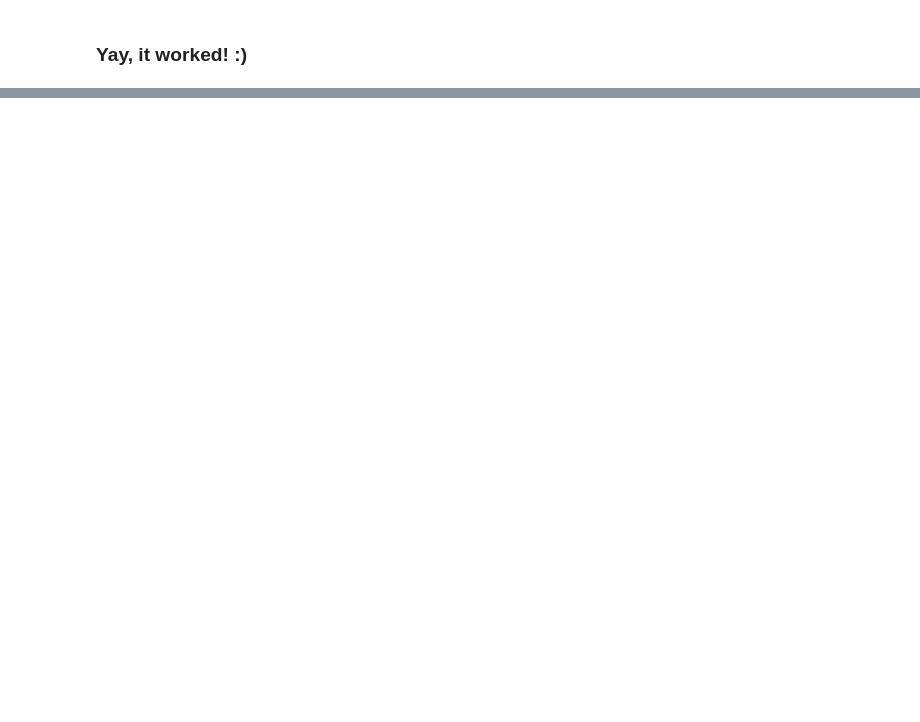
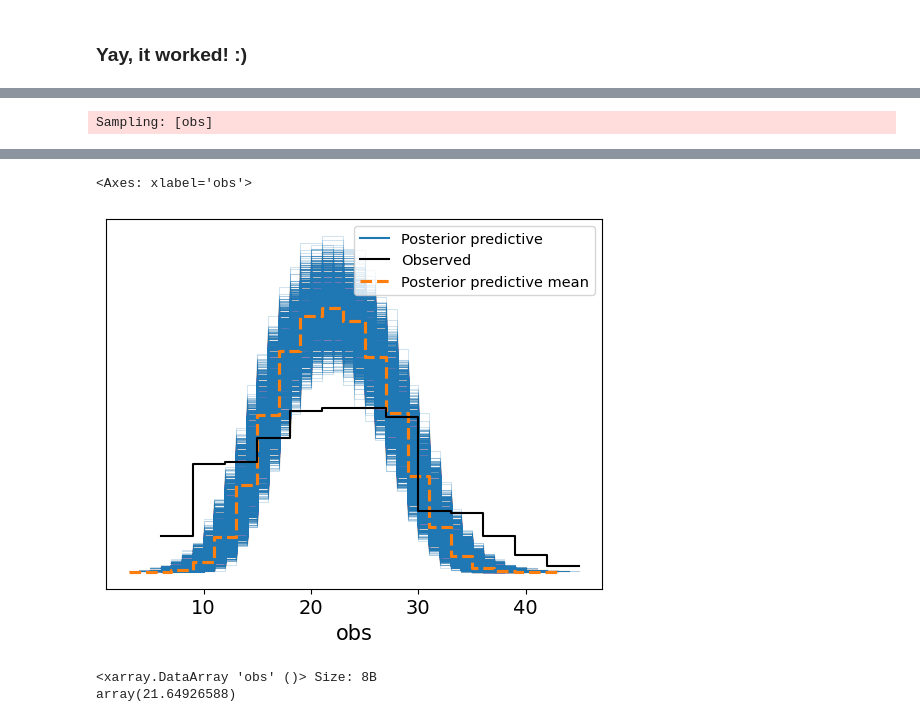
Before and after one commit to tarmojuristo/bayes2025, a Jupyter notebook: basketball.ipynb, the cells around one changed output, grey strips where cells are left out. Cells and saved outputs as stored; diff of their text form; code cells hidden in the pictures; blank space fills up the shorter version.

```diff
--- a/basketball.ipynb
+++ b/basketball.ipynb
@@ -280,0 +692,34 @@ Sampling 4 chains for 1_000 tune and 1_000 draw iterations (4_000 + 4_000 draws
+# %%
+np.random.seed(52)  # For reproducibility
+df['treatment'] = np.random.randint(0, 2, size=len(df))  # 0 = control, 1 = treated
+
+# Extract data
+N = len(df)
+y0 = df['y0'].values
+y1 = df['y1'].values
+treatment = df['treatment'].values
+
+# Model
+with pm.Model() as model:
+    # Priors for baseline success rate
+    alpha = pm.HalfNormal("alpha", sigma=2)
+    beta = pm.HalfNormal("beta", sigma=2)
+
+    # Baseline success rates
+    p0 = pm.Beta("p0", alpha=alpha, beta=beta, shape=N)
+
+    # ATE: Using Normal prior
+    ate = pm.Normal("ate", mu=0, sigma=0.2)
+
+    # Post-treatment success rates, only adjusted for those in the treatment group
+    p1 = pm.Deterministic("p1", pm.math.clip(p0 + ate * treatment, 0, 1))
+
+    # Likelihood: Binomial outcomes based on success rates
+    y0_obs = pm.Binomial("y0_obs", n=50, p=p0, observed=y0)
+    y1_obs = pm.Binomial("y1_obs", n=50, p=p1, observed=y1)
+
+    # Inference
+    trace = pm.sample(2000, return_inferencedata=True)
+
+# Posterior summary
+az.summary(trace, var_names=["ate"])
@@ -280,0 +783,5 @@ Sampling 4 chains for 1_000 tune and 1_000 draw iterations (4_000 + 4_000 draws
+# %%
+with model:
+    pp = pm.sample_posterior_predictive(trace)
+
+diff = pp.posterior_predictive.y1_obs - pp.posterior_predictive.y0_obs
@@ -280,0 +852,7 @@ Sampling 4 chains for 1_000 tune and 1_000 draw iterations (4_000 + 4_000 draws
+# %%
+with model:
+    pp = pm.sample_posterior_predictive(trace)
+
+az.plot_ppc(pp)
+# %% [output]
+Sampling: [obs]
@@ -280,0 +861,7 @@ Sampling 4 chains for 1_000 tune and 1_000 draw iterations (4_000 + 4_000 draws
+<Axes: xlabel='obs'>
+[figure, added]
+# %%
+pp.posterior_predictive.obs.mean()
+# %% [output]
+<xarray.DataArray 'obs' ()> Size: 8B
+array(21.64926588)
```
Also changed, not shown: parts of 68 cells of this notebook, 4 other files.
